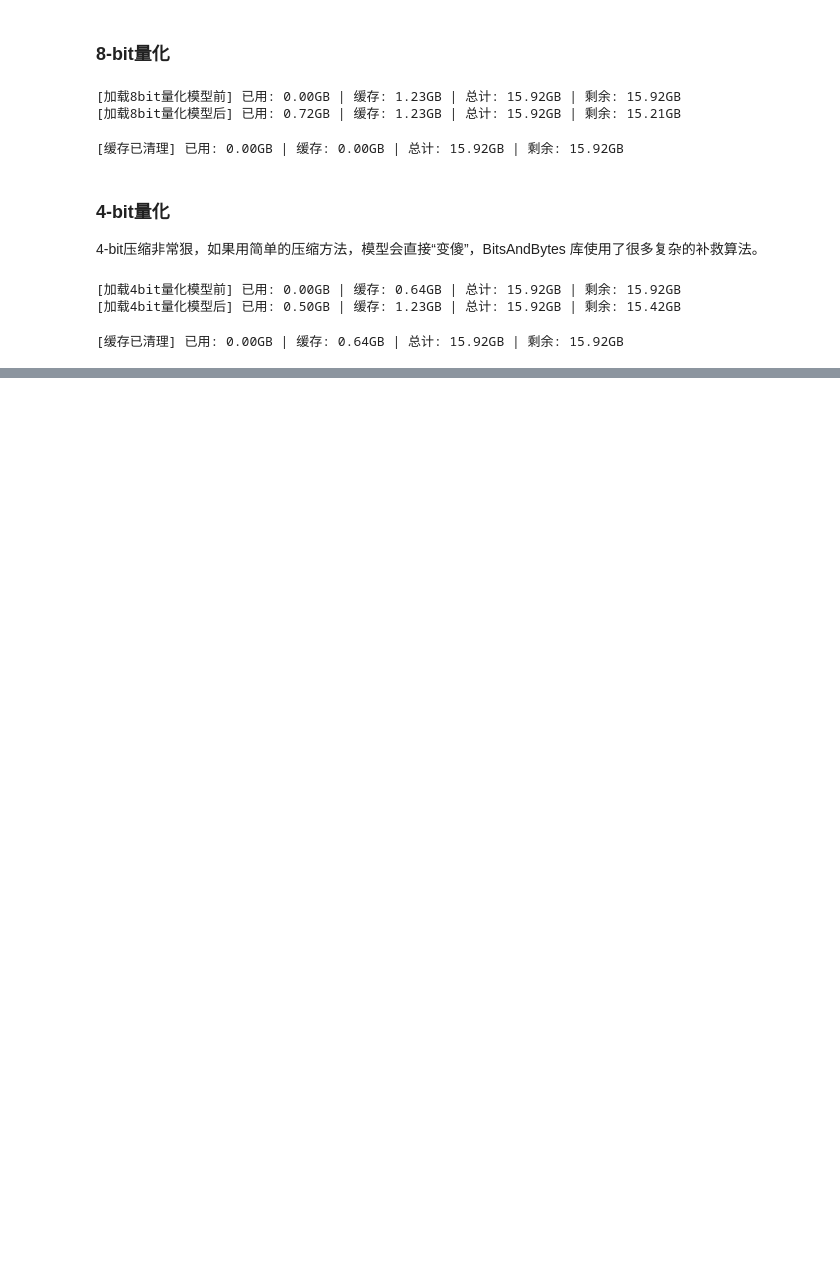
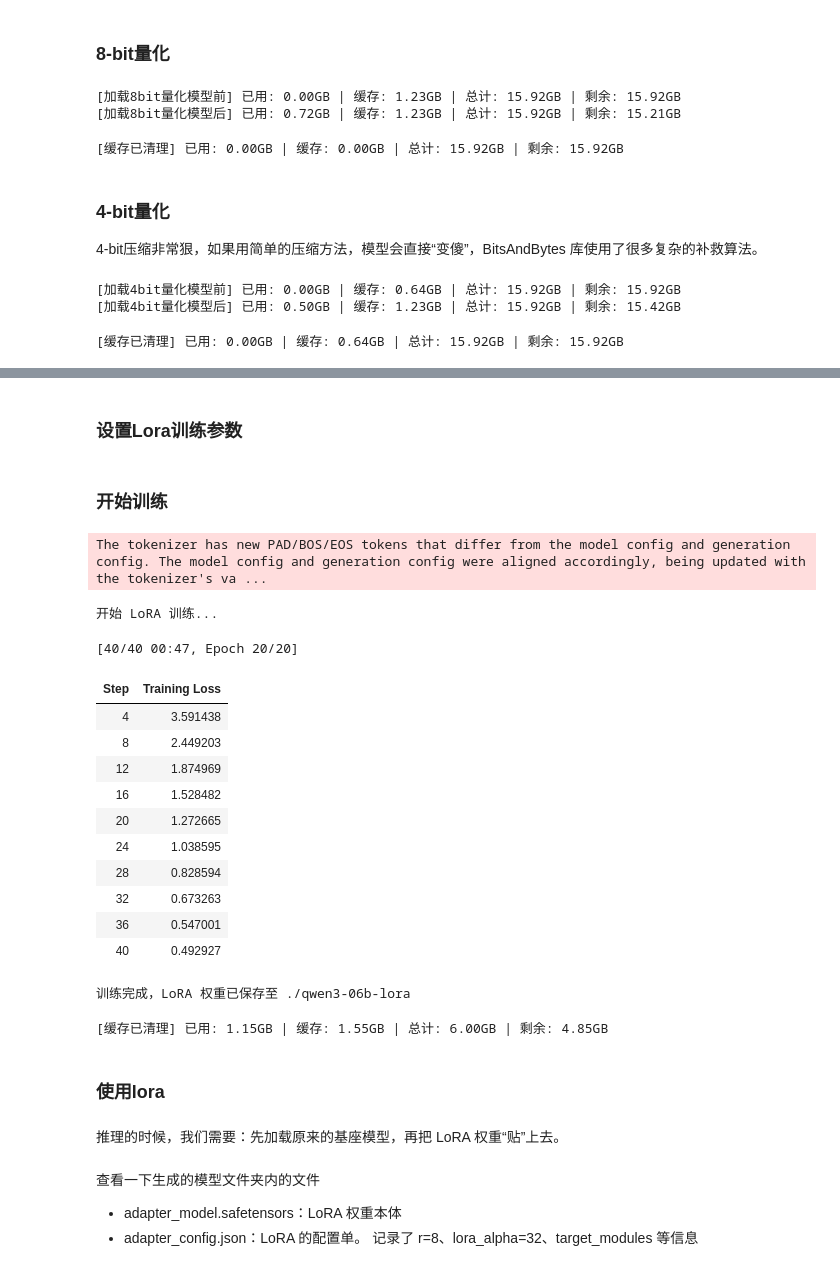
Before and after one commit to kkmlimingfeng/Artificial-Intelligence-Learning, a Jupyter notebook: kkmlmf/6_LMandLora.ipynb, the cells around one changed output, grey strips where cells are left out. Saved outputs shown, nothing was run; the diff lists cells and outputs as text; code cells hidden in the pictures; blank space fills up the shorter version.

```diff
--- a/kkmlmf/6_LMandLora.ipynb
+++ b/kkmlmf/6_LMandLora.ipynb
@@ -610,0 +731,20 @@ CleanMemory()
+# %%
+dataset = load_dataset("json", data_files="vla_dataset.jsonl", split="train")
+# %% [markdown]
+### 设置Lora训练参数
+# %%
+training_args = TrainingArguments(
+    output_dir="./qwen3-lora-output",    # 模型保存路径
+    num_train_epochs=20,                 # 训练轮数
+    per_device_train_batch_size=4,       # 批次大小，显存不够可改小为 2
+    gradient_accumulation_steps=4,       # 梯度累积，相当于增大 batch size
+    learning_rate=3e-4,                  # LoRA 学习率通常可以设大一点
+    logging_steps=4,                     # 每 4 步打印一次日志
+    save_steps=100,                      # 每 100 步保存一次 checkpoint
+    bf16=True,                           # 使用混合精度训练
+    # fp16=True,                         # 上面不能用就用这个
+    report_to="none",                    # 不上报日志
+    remove_unused_columns=False          # 使用自定义 data_collator 时通常需要设为 False
+)
+# %% [markdown]
+### 开始训练
@@ -610,0 +753,44 @@ CleanMemory()
+# %%
+# 使用增强版Trainer： SFTTrainer 并开始训练
+trainer = SFTTrainer(
+    model = model,
+    # peft_config=peft_config,          # 可以使用自动挂载lora
+    args = training_args,
+    train_dataset=dataset,           # 直接传原始数据集
+)
+
+print("开始 LoRA 训练...")
+trainer.train()
+
+# 6. 保存 LoRA 权重
+# 注意：这里只会保存训练好的lora参数，文件非常小（通常只有几十 MB），而不是整个模型
+save_path = "./qwen3-06b-lora"
+trainer.model.save_pretrained(save_path)
+tokenizer.save_pretrained(save_path)
+print("训练完成，LoRA 权重已保存至", save_path)
+# %% [output]
+The tokenizer has new PAD/BOS/EOS tokens that differ from the model config and generation config. The model config and generation config were aligned accordingly, being updated with the tokenizer's va ...
+开始 LoRA 训练...
+[40/40 00:47, Epoch 20/20]
+| Step | Training Loss |
+| 4 | 3.591438 |
+| 8 | 2.449203 |
+| 12 | 1.874969 |
+| 16 | 1.528482 |
+| 20 | 1.272665 |
+| 24 | 1.038595 |
+| 28 | 0.828594 |
+| 32 | 0.673263 |
+| 36 | 0.547001 |
+| 40 | 0.492927 |
+训练完成，LoRA 权重已保存至 ./qwen3-06b-lora
+# %%
+del model
+del tokenizer
+CleanMemory()
+# %% [output]
+[缓存已清理] 已用: 1.15GB | 缓存: 1.55GB | 总计: 6.00GB | 剩余: 4.85GB
+# %% [markdown]
+### 使用lora
+# %% [markdown]
+推理的时候，我们需要：先加载原来的基座模型，再把 LoRA 权重“贴”上去。
@@ -610,0 +801,4 @@ CleanMemory()
+# %% [markdown]
+查看一下生成的模型文件夹内的文件
+- adapter_model.safetensors：LoRA 权重本体
+- adapter_config.json：LoRA 的配置单。 记录了 r=8、lora_alpha=32、target_modules 等信息
```
Also changed, not shown: parts of 28 cells of this notebook.
